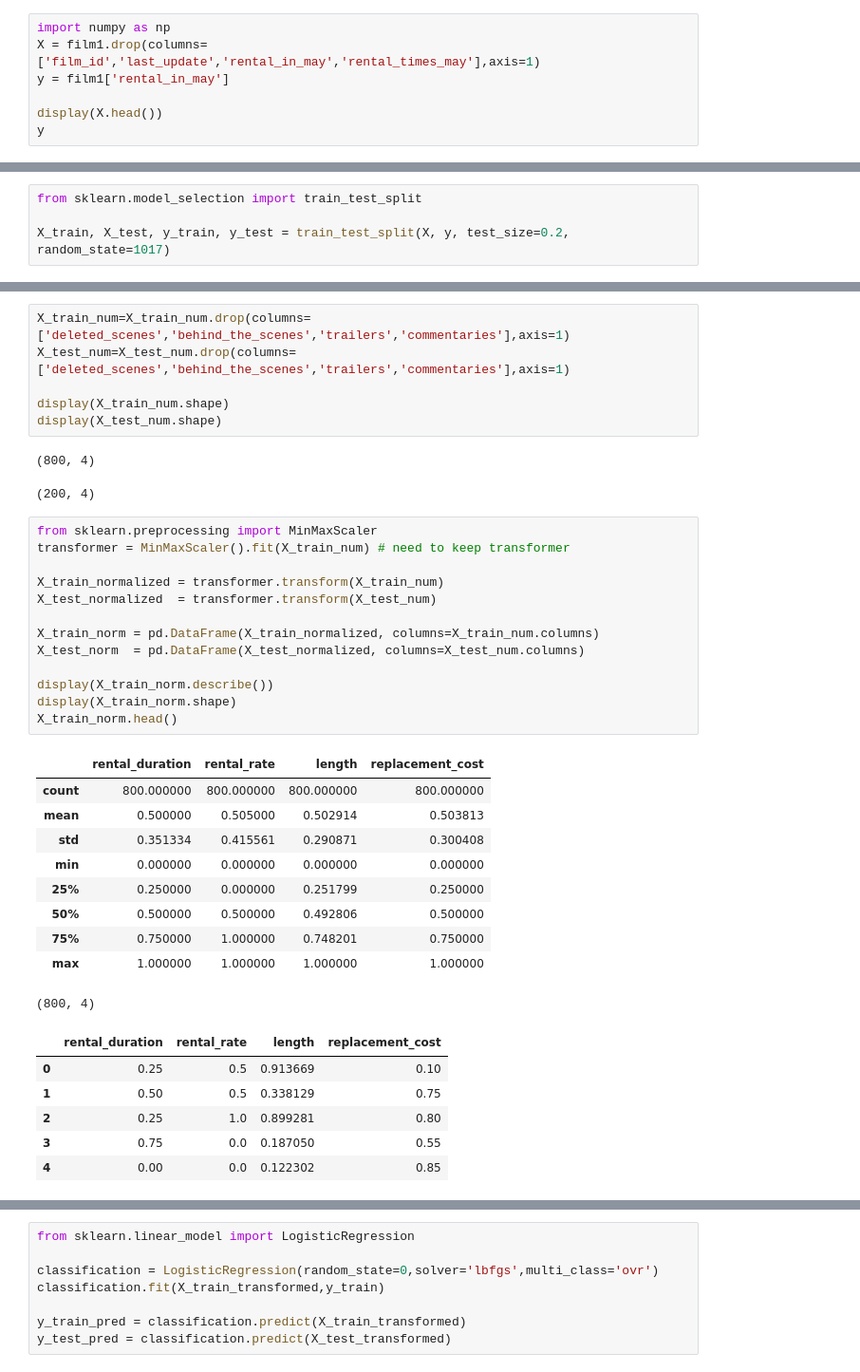
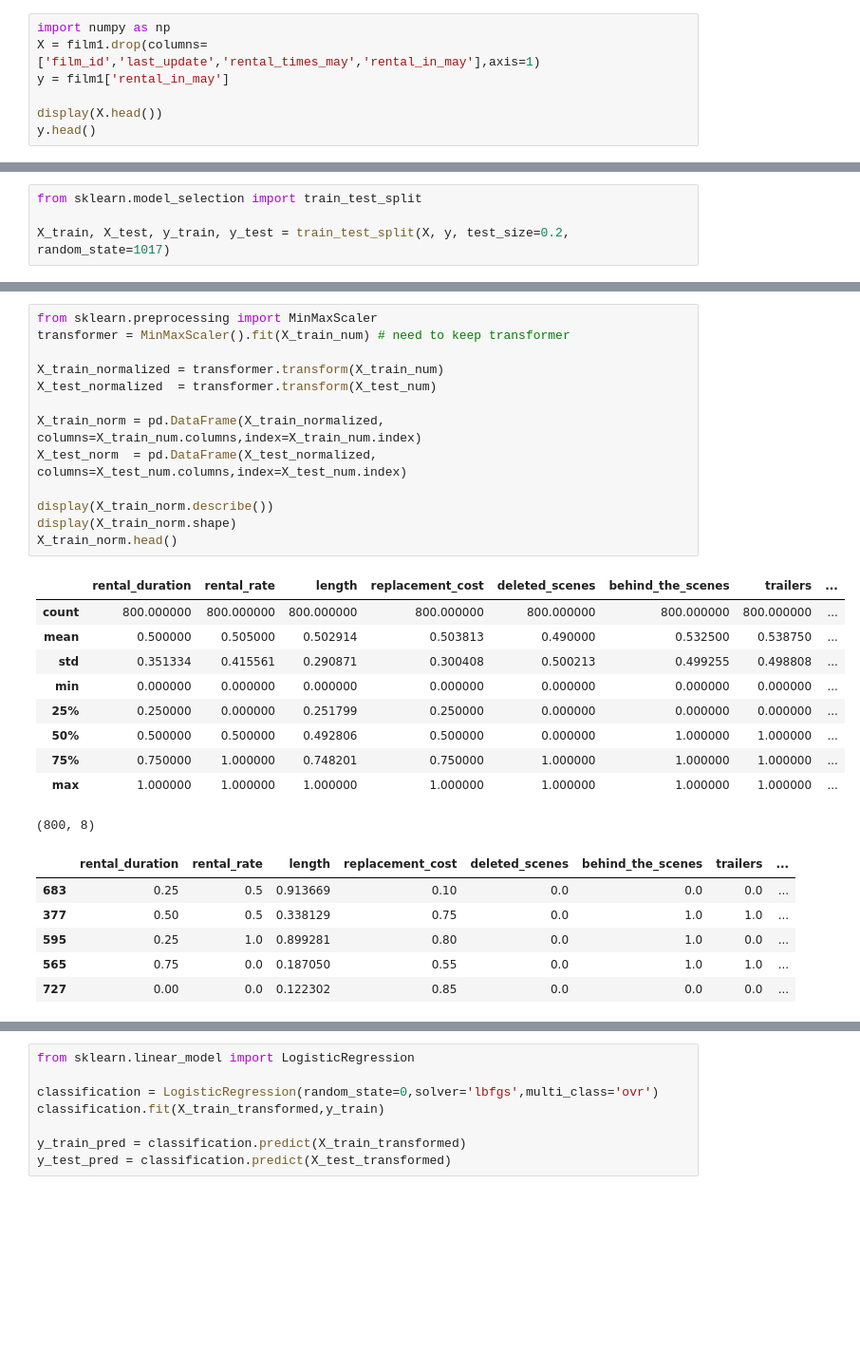
Before and after one commit to Verionyang/lab-predictions-logistic-regression, a Jupyter notebook: Lab - Making predictions with logistic regression.ipynb, the cells around one changed output, grey strips where cells are left out. Shown at 95% size. Saved outputs shown, nothing was run; the diff lists cells and outputs as text; blank space fills up the shorter version.

```diff
--- a/Lab - Making predictions with logistic regression.ipynb
+++ b/Lab - Making predictions with logistic regression.ipynb
@@ -241,11 +241,11 @@ Name: rental_in_may, dtype: int64
 | 4 | 5 | 6 | 2.99 | 130 | 22.99 | G | 2006-02-15 05:03:42 | ... |
 # %%
 import numpy as np
-X = film1.drop(columns=['film_id','last_update','rental_in_may','rental_times_may'],axis=1)
+X = film1.drop(columns=['film_id','last_update','rental_times_may','rental_in_may'],axis=1)
 y = film1['rental_in_may']
 
 display(X.head())
-y
+y.head()
 # %% [output]
 |  | rental_duration | rental_rate | length | replacement_cost | rating | deleted_scenes | behind_the_scenes | ... |
 | 0 | 6 | 0.99 | 86 | 20.99 | PG | 1 | 1 | ... |
@@ -302,42 +278,33 @@ display(X_train_dummy.head())
-# %%
-X_train_num=X_train_num.drop(columns=['deleted_scenes','behind_the_scenes','trailers','commentaries'],axis=1)
-X_test_num=X_test_num.drop(columns=['deleted_scenes','behind_the_scenes','trailers','commentaries'],axis=1)
-
-display(X_train_num.shape)
-display(X_test_num.shape)
-# %% [output]
-(800, 4)
-(200, 4)
 # %%
 from sklearn.preprocessing import MinMaxScaler
 transformer = MinMaxScaler().fit(X_train_num) # need to keep transformer
 
 X_train_normalized = transformer.transform(X_train_num)
 X_test_normalized  = transformer.transform(X_test_num)
 
-X_train_norm = pd.DataFrame(X_train_normalized, columns=X_train_num.columns)
-X_test_norm  = pd.DataFrame(X_test_normalized, columns=X_test_num.columns)
+X_train_norm = pd.DataFrame(X_train_normalized, columns=X_train_num.columns,index=X_train_num.index)
+X_test_norm  = pd.DataFrame(X_test_normalized, columns=X_test_num.columns,index=X_test_num.index)
 
 display(X_train_norm.describe())
 display(X_train_norm.shape)
 X_train_norm.head()
 # %% [output]
-|  | rental_duration | rental_rate | length | replacement_cost |
-| count | 800.000000 | 800.000000 | 800.000000 | 800.000000 |
-| mean | 0.500000 | 0.505000 | 0.502914 | 0.503813 |
-| std | 0.351334 | 0.415561 | 0.290871 | 0.300408 |
-| min | 0.000000 | 0.000000 | 0.000000 | 0.000000 |
-| 25% | 0.250000 | 0.000000 | 0.251799 | 0.250000 |
-| 50% | 0.500000 | 0.500000 | 0.492806 | 0.500000 |
-| 75% | 0.750000 | 1.000000 | 0.748201 | 0.750000 |
-| max | 1.000000 | 1.000000 | 1.000000 | 1.000000 |
+|  | rental_duration | rental_rate | length | replacement_cost | deleted_scenes | behind_the_scenes | trailers | ... |
+| count | 800.000000 | 800.000000 | 800.000000 | 800.000000 | 800.000000 | 800.000000 | 800.000000 | ... |
+| mean | 0.500000 | 0.505000 | 0.502914 | 0.503813 | 0.490000 | 0.532500 | 0.538750 | ... |
+| std | 0.351334 | 0.415561 | 0.290871 | 0.300408 | 0.500213 | 0.499255 | 0.498808 | ... |
+| min | 0.000000 | 0.000000 | 0.000000 | 0.000000 | 0.000000 | 0.000000 | 0.000000 | ... |
+| 25% | 0.250000 | 0.000000 | 0.251799 | 0.250000 | 0.000000 | 0.000000 | 0.000000 | ... |
+| 50% | 0.500000 | 0.500000 | 0.492806 | 0.500000 | 0.000000 | 1.000000 | 1.000000 | ... |
+| 75% | 0.750000 | 1.000000 | 0.748201 | 0.750000 | 1.000000 | 1.000000 | 1.000000 | ... |
+| max | 1.000000 | 1.000000 | 1.000000 | 1.000000 | 1.000000 | 1.000000 | 1.000000 | ... |
-(800, 4)
+(800, 8)
-|  | rental_duration | rental_rate | length | replacement_cost |
-| 0 | 0.25 | 0.5 | 0.913669 | 0.10 |
-| 1 | 0.50 | 0.5 | 0.338129 | 0.75 |
-| 2 | 0.25 | 1.0 | 0.899281 | 0.80 |
-| 3 | 0.75 | 0.0 | 0.187050 | 0.55 |
-| 4 | 0.00 | 0.0 | 0.122302 | 0.85 |
+|  | rental_duration | rental_rate | length | replacement_cost | deleted_scenes | behind_the_scenes | trailers | ... |
+| 683 | 0.25 | 0.5 | 0.913669 | 0.10 | 0.0 | 0.0 | 0.0 | ... |
+| 377 | 0.50 | 0.5 | 0.338129 | 0.75 | 0.0 | 1.0 | 1.0 | ... |
+| 595 | 0.25 | 1.0 | 0.899281 | 0.80 | 0.0 | 1.0 | 0.0 | ... |
+| 565 | 0.75 | 0.0 | 0.187050 | 0.55 | 0.0 | 1.0 | 1.0 | ... |
+| 727 | 0.00 | 0.0 | 0.122302 | 0.85 | 0.0 | 0.0 | 0.0 | ... |
 # %%
 X_train_cate = X_train.select_dtypes('object')
 X_test_cate = X_test.select_dtypes('object')
```
Also changed, not shown: parts of 14 cells of this notebook.
